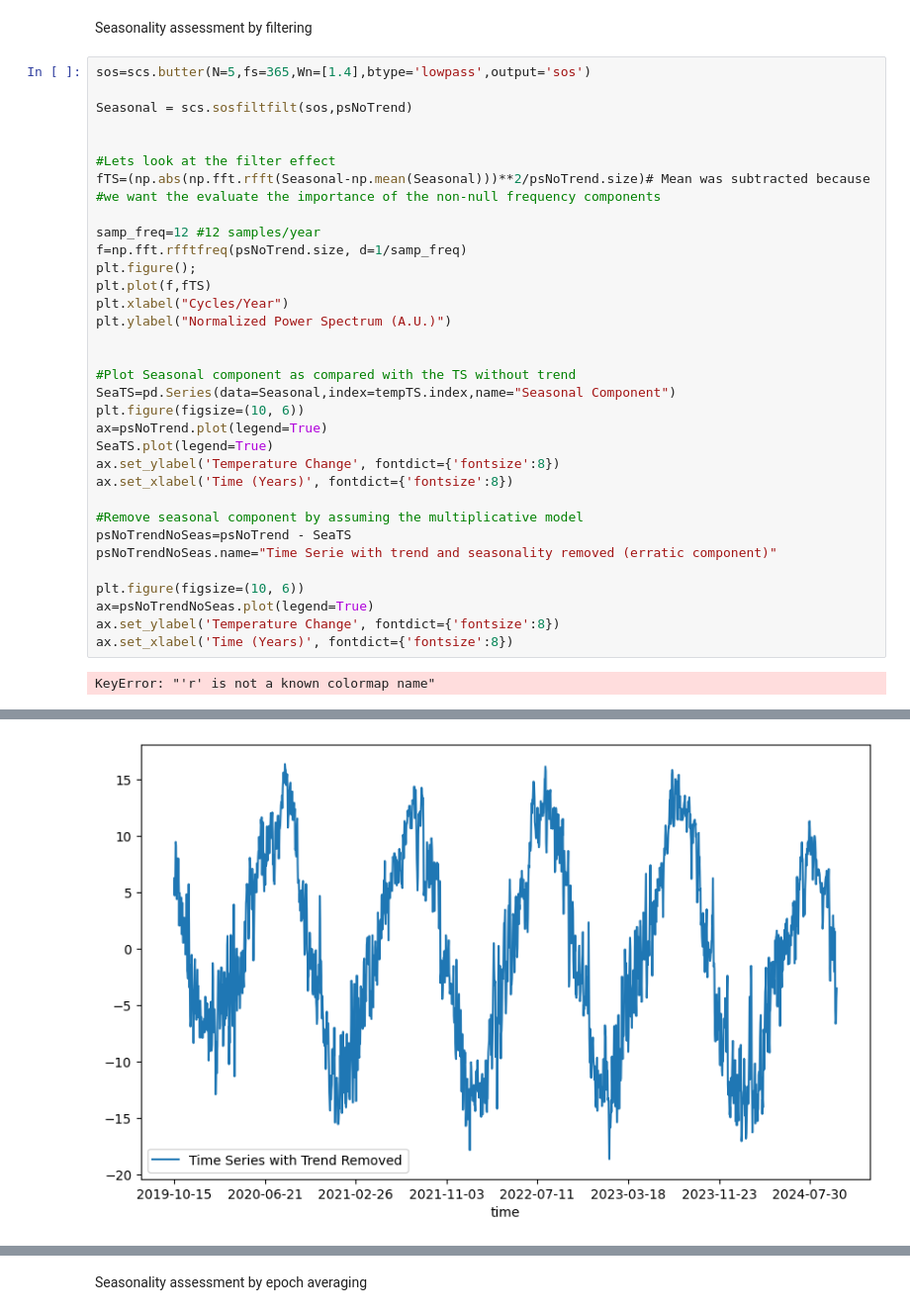
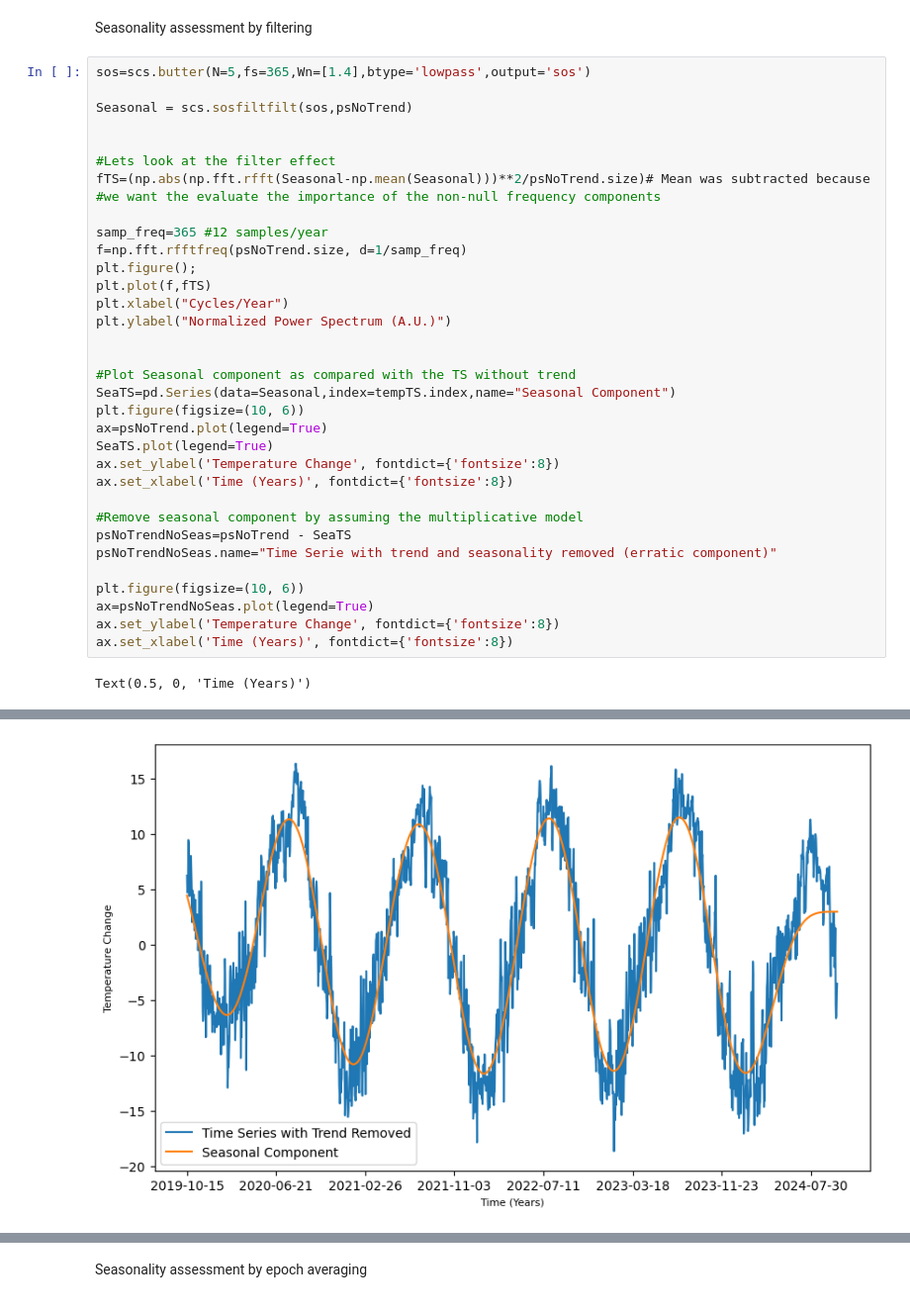
Before and after one commit to JoaoESmoreira/astp-project, a Jupyter notebook: src/data_description.ipynb, the cells around one changed output, grey strips where cells are left out. Shown at 99% size. Drawn from its saved outputs; the diff is of its cells as text.

```diff
--- a/src/data_description.ipynb
+++ b/src/data_description.ipynb
@@ -442,7 +445,7 @@ Seasonal = scs.sosfiltfilt(sos,psNoTrend)
 fTS=(np.abs(np.fft.rfft(Seasonal-np.mean(Seasonal)))**2/psNoTrend.size)# Mean was subtracted because
 #we want the evaluate the importance of the non-null frequency components
 
-samp_freq=12 #12 samples/year
+samp_freq=365 #12 samples/year
 f=np.fft.rfftfreq(psNoTrend.size, d=1/samp_freq)
 plt.figure();
 plt.plot(f,fTS)
@@ -467,4 +470,4 @@ ax=psNoTrendNoSeas.plot(legend=True)
 ax.set_ylabel('Temperature Change', fontdict={'fontsize':8})
 ax.set_xlabel('Time (Years)', fontdict={'fontsize':8})
 # %% [output]
-KeyError: "'r' is not a known colormap name"
+Text(0.5, 0, 'Time (Years)')
@@ -472 +475 @@ KeyError: "'r' is not a known colormap name"
-[figure, old version]
+[figure, new version]
```
Also changed, not shown: parts of 10 cells of this notebook, 18 other files.
